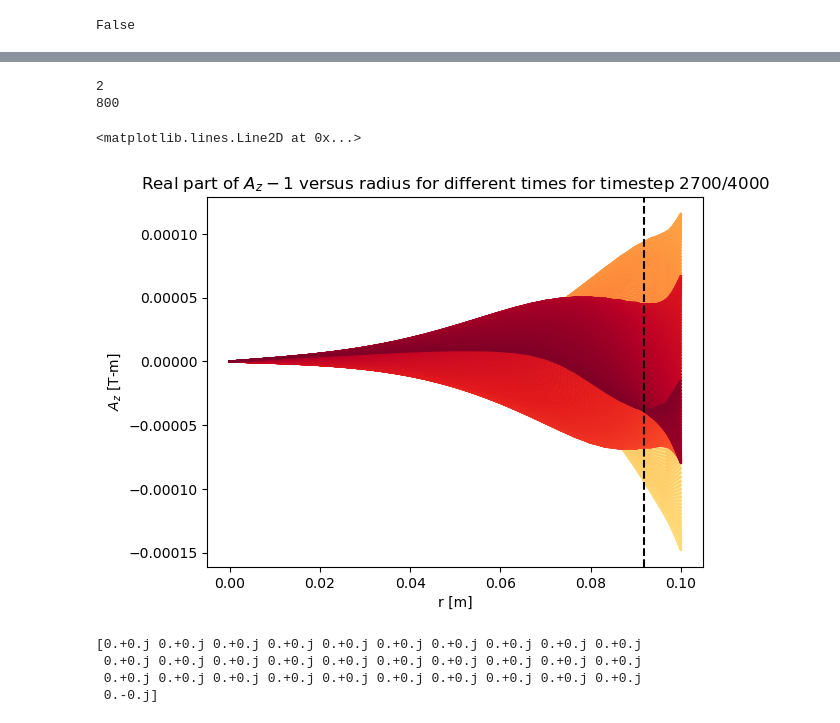
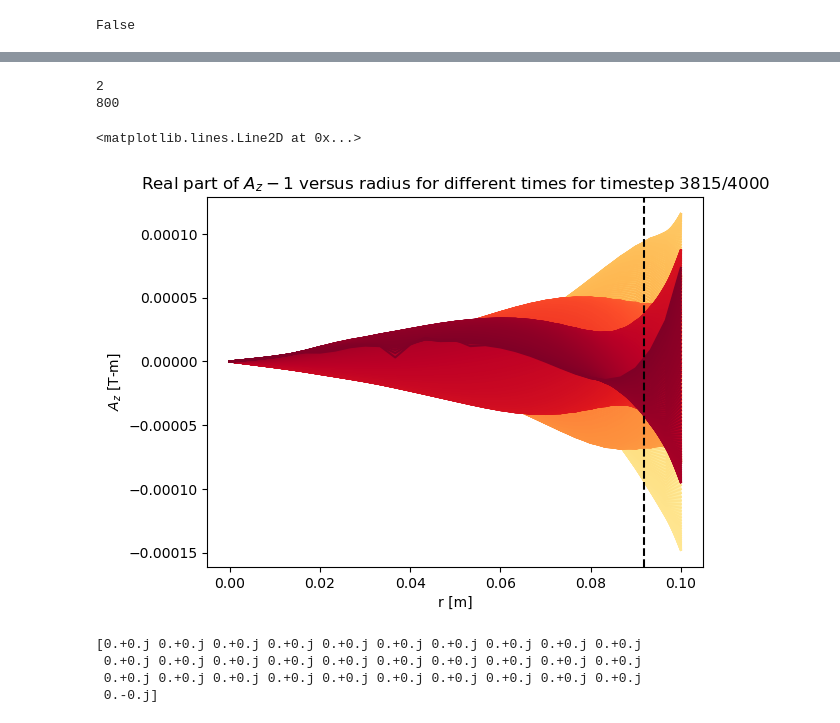
Before and after one commit to vandelij/FRC_RMF, a Jupyter notebook: predictor2_corrector_combine_RMF_code_case_Mlroy1999_fewer_time_steps - Copy.ipynb, the cells around one changed output, grey strips where cells are left out. Cells and saved outputs as stored; diff of their text form; code cells hidden in the pictures.

```diff
--- a/predictor2_corrector_combine_RMF_code_case_Mlroy1999_fewer_time_steps - Copy.ipynb
+++ b/predictor2_corrector_combine_RMF_code_case_Mlroy1999_fewer_time_steps - Copy.ipynb
@@ -908,35 +908,35 @@ from matplotlib import cm
 #cmap = cm.get_cmap('Reds')
 cmap = cm.get_cmap('YlOrRd')
 #cmap = cm.get_cmap('autumn')
 m = -1
 im = np.where(m_array == m)[0][0]
 print(im)
 print(A_z_hold_out[im].shape[0])
 toplot='r'
-range_to_plot = 540 #540 #A_z_hold_out[im].shape[0]
+range_to_plot = 763 #540 #A_z_hold_out[im].shape[0]
 if toplot == 'r':
     for i in range(range_to_plot):
         cmap_color = cmap(i/range_to_plot)
         plt.plot(r_array, np.real(A_z_hold_out[im][i, :]), color=cmap_color)#, alpha = (1 - i/255))
     plt.title(f'Real part of $A_z{m}$ versus radius for different times for timestep {range_to_plot*timestep_save_interval}/{nt}')
 
 if toplot == 'i':
     for i in range(range_to_plot):
         cmap_color = cmap(i/range_to_plot)
         plt.plot(r_array, np.imag(A_z_hold_out[im][i, :]), color=cmap_color)
     plt.title(f'Imaginary part of $A_z{m}$ versus radius for different times for timestep {range_to_plot*timestep_save_interval}/{nt}')
 
 plt.xlabel('r [m]')
 plt.ylabel(r'$A_z$ [T-m]')
 
 d_skin = np.sqrt(2*eta/(mu0*w_RMF))
 
 plt.axvline(x=(R-d_skin), color='black', linestyle='--')
 # %% [output]
 2
 800
 <matplotlib.lines.Line2D at 0x...>
-[figure, old version]
+[figure, new version]
 # %%
 print(A_z_hold_out[1][58, :])
 # %% [output]
```
Also changed, not shown: parts of 18 cells of this notebook, 1 other file.
